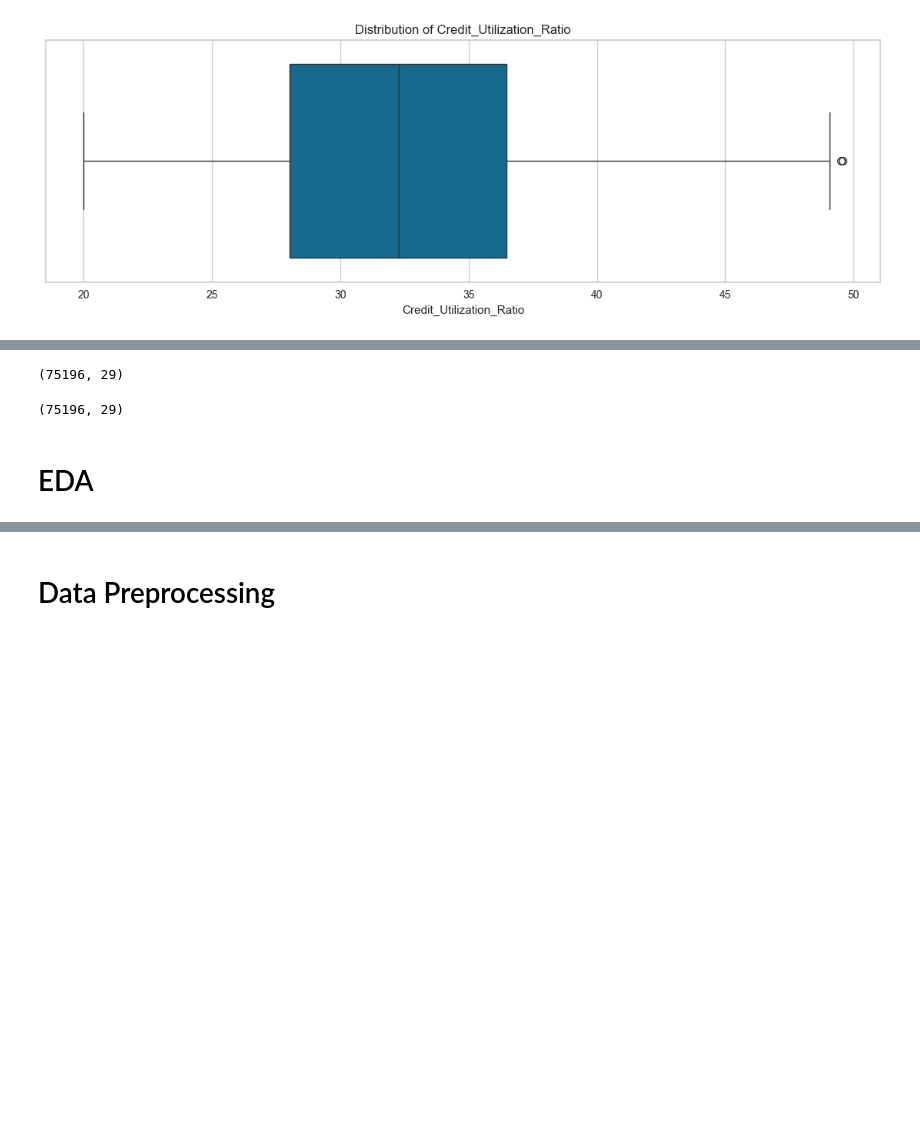
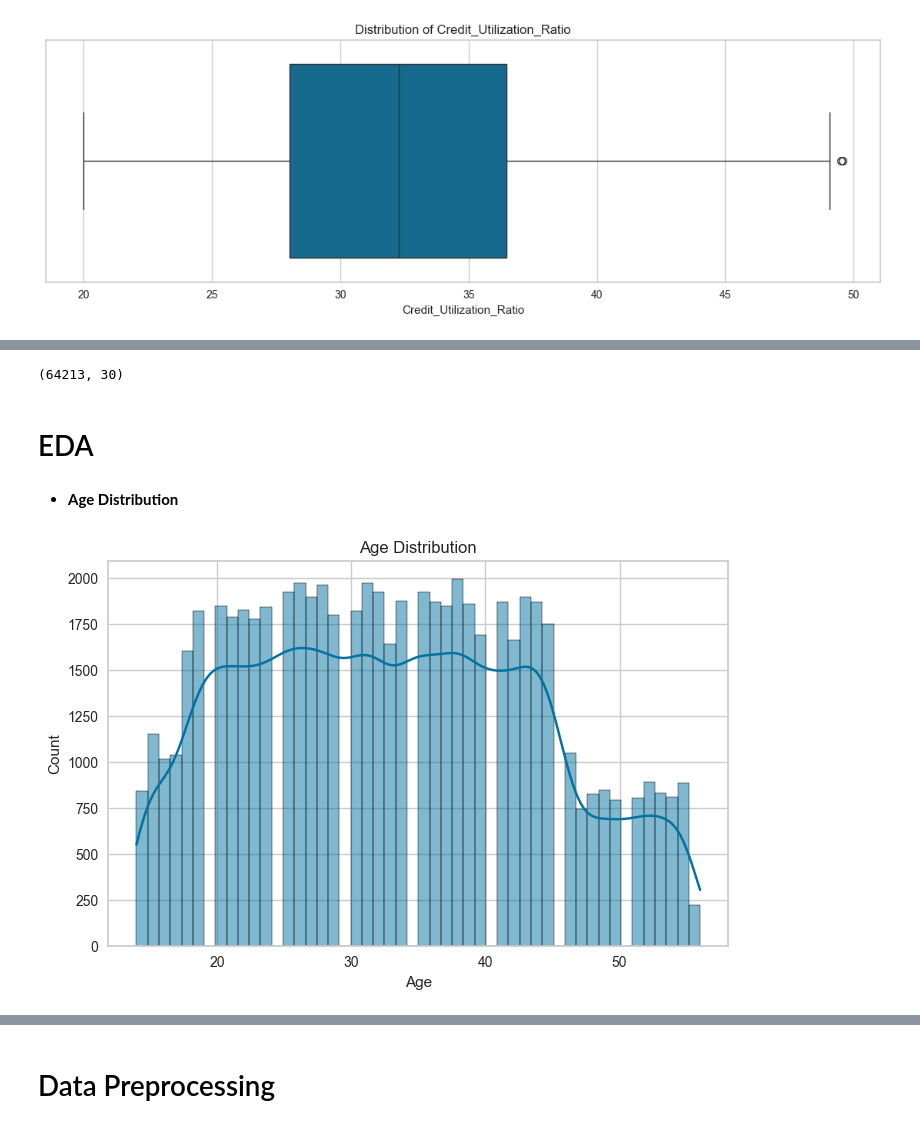
Before and after one commit to ishamel101/Credit-Score-Classification, a Jupyter notebook: Credit Score Classification.ipynb, the cells around one changed output, grey strips where cells are left out. Drawn from its saved outputs; the diff is of its cells as text; code cells hidden in the pictures; blank space fills up the shorter version.

```diff
--- a/Credit Score Classification.ipynb
+++ b/Credit Score Classification.ipynb
@@ -704,14 +719,8 @@ data_training.select_dtypes(include='object')
 # %%
-#Remove outliers using z-score
+# Remove outliers using z-score
+numerical_columns = data_training.select_dtypes(exclude='object')
 from scipy import stats
-numerical_columns = data_testing.select_dtypes(exclude='object')
-
-# Calculate the Z-scores of the numerical columns
-z_scores = np.abs(stats.zscore(numerical_columns))
-
-# Filter the rows based on the Z-scores
-data_testing_filtered = data_testing[(z_scores < 3).all(axis=1)]
-
+data_training = data_training[(np.abs(stats.zscore(numerical_columns)) < 3).all(axis=1)]
 data_training.shape
 # %% [output]
-(75196, 29)
+(64213, 30)
@@ -722,24 +727,12 @@ data_testing.shape
-# %%
-# List of columns to check for outliers
-columns_of_interest = ['Age', 'Monthly_Inhand_Salary', 'Delay_from_due_date',
-                       'Changed_Credit_Limit', 'Outstanding_Debt', 'Credit_Utilization_Ratio']
-
-def remove_outliers(df, columns):
-    for col in columns:
-        Q1 = df[col].quantile(0.25)
-        Q3 = df[col].quantile(0.75)
-        IQR = Q3 - Q1
-        lower_bound = Q1 - 1.5 * IQR
-        upper_bound = Q3 + 1.5 * IQR
-        df = df[(df[col] >= lower_bound) & (df[col] <= upper_bound)]
-    return df
-
-# Remove outliers from specified columns
-data_training_cleaned = remove_outliers(data_training, columns_of_interest)
-
-# Display the cleaned DataFrame
-data_training.shape
-# %% [output]
-(75196, 29)
 # %% [markdown]
 # EDA
+# %% [markdown]
+- **Age Distribution**
+# %%
+# Distribution of Age
+plt.figure(figsize=(8, 5))
+sns.histplot(data_training['Age'], kde=True)
+plt.title('Age Distribution')
+plt.show()
+# %% [output]
+[figure, added]
```
Also changed, not shown: parts of 23 cells of this notebook.
